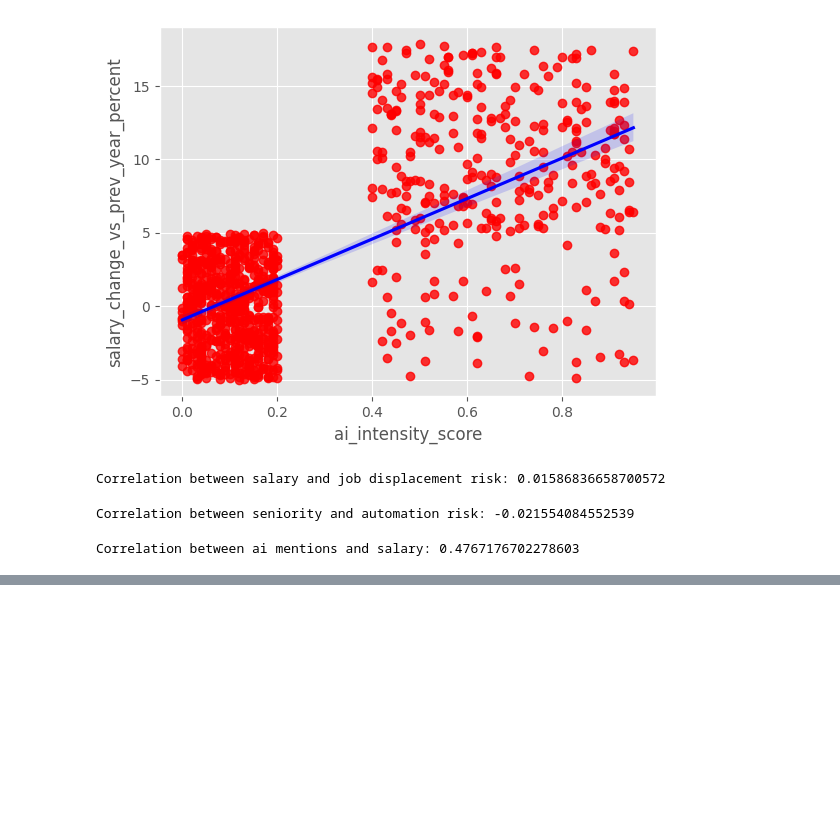
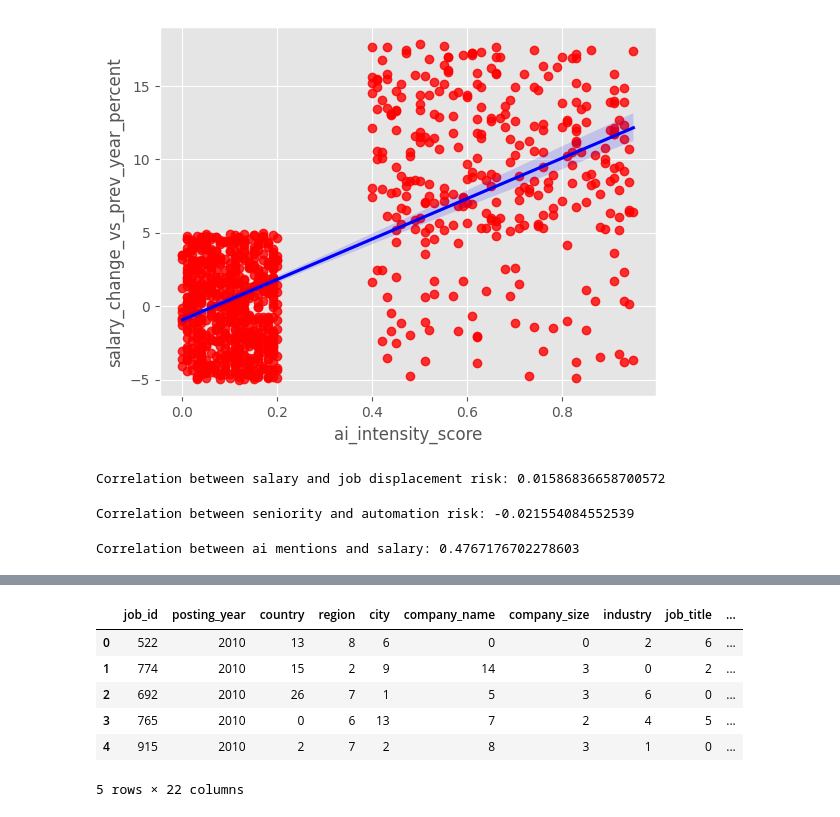
Before and after one commit to subiya-s/DAV, a Jupyter notebook: DAV_notebook.ipynb, the cells around one changed output, grey strips where cells are left out. Drawn from its saved outputs; the diff is of its cells as text; code cells hidden in the pictures; blank space fills up the shorter version.

```diff
--- a/DAV_notebook.ipynb
+++ b/DAV_notebook.ipynb
@@ -9,5 +9,7 @@ import matplotlib.mlab as mlab
 import matplotlib
 plt.style.use('ggplot')
 from matplotlib.pyplot import figure
+# %%
+pd.options.display.max_rows = 999
 # %%
 data = pd.read_excel("DAV_project.xlsx")
@@ -61,0 +88,17 @@ Correlation between ai mentions and salary: 0.4767176702278603
+# %%
+data_numerized = data
+
+for col_name in data_numerized.columns:
+    if(data_numerized[col_name].dtype == 'object'):
+        data_numerized[col_name] = data_numerized[col_name].astype('category')
+        data_numerized[col_name] = data_numerized[col_name].cat.codes
+
+data_numerized.head()
+# %% [output]
+|  | job_id | posting_year | country | region | city | company_name | company_size | industry | job_title | ... |
+| 0 | 522 | 2010 | 13 | 8 | 6 | 0 | 0 | 2 | 6 | ... |
+| 1 | 774 | 2010 | 15 | 2 | 9 | 14 | 3 | 0 | 2 | ... |
+| 2 | 692 | 2010 | 26 | 7 | 1 | 5 | 3 | 6 | 0 | ... |
+| 3 | 765 | 2010 | 0 | 6 | 13 | 7 | 2 | 4 | 5 | ... |
+| 4 | 915 | 2010 | 2 | 7 | 2 | 8 | 3 | 1 | 0 | ... |
+5 rows × 22 columns
```
Also changed, not shown: parts of 7 cells of this notebook.
